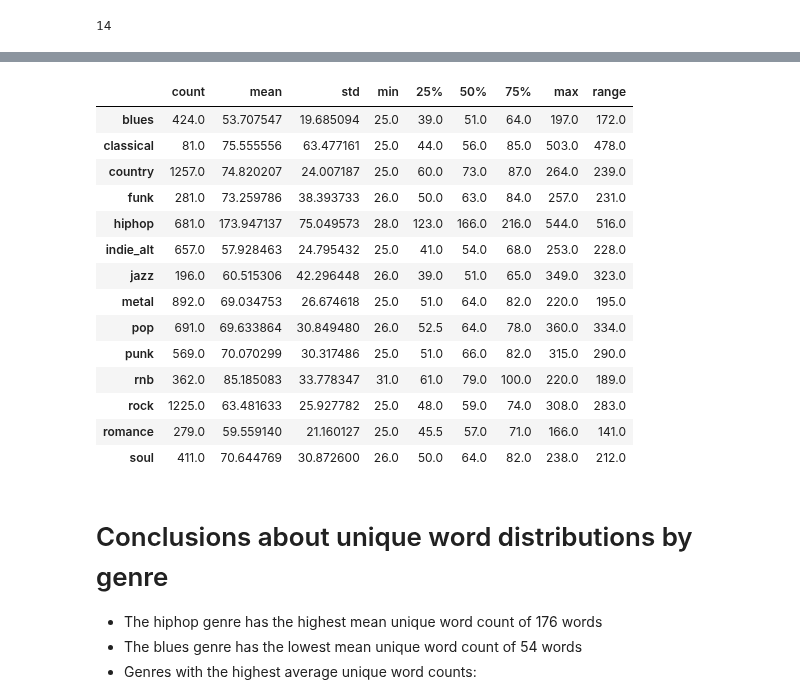
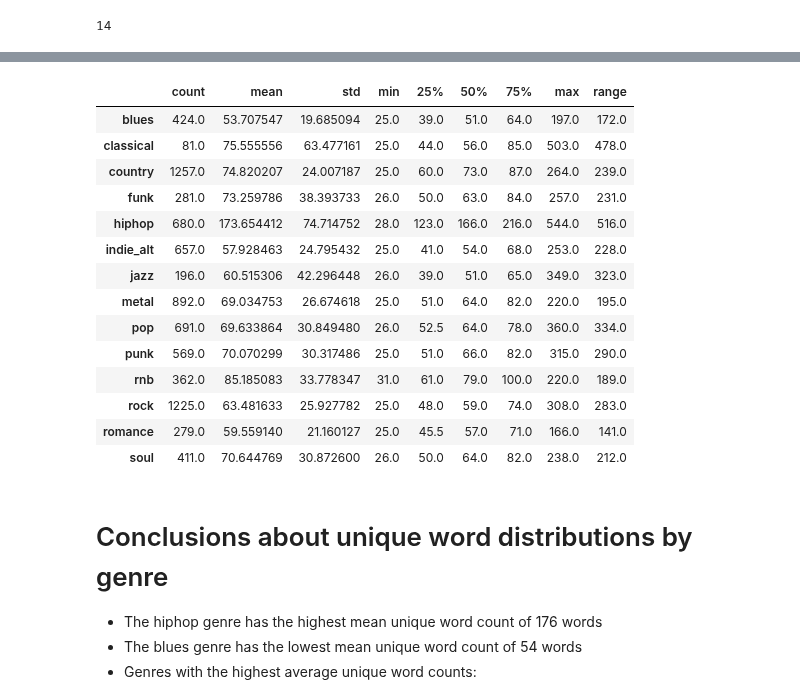
Before and after one commit to hannahkidwell/NLP-Spotify-Genres, a Jupyter notebook: Notebooks/genre_by_word_count.ipynb, the cells around one changed output, grey strips where cells are left out. Saved outputs shown, nothing was run; the diff lists cells and outputs as text; code cells hidden in the pictures.

```diff
--- a/Notebooks/genre_by_word_count.ipynb
+++ b/Notebooks/genre_by_word_count.ipynb
@@ -45,6 +50,7 @@ Run time: 1.4278368949890137 seconds
 39244
 # %%
-# Add a unique_word_count column and replace the filtered column
+# Add word_count and unique_word_count columns and replace the filtered column
+nlp_df['word_count'] = word_counts
 nlp_df['unique_word_count'] = unique_word_counts
 nlp_df['filtered'] = filtered_words_list
 nlp_df.head(1)
@@ -108,7 +114,7 @@ nlp_df = nlp_df.drop('language', axis=1)
 nlp_df = nlp_df[(nlp_df['unique_word_count']!=3878) & (nlp_df['unique_word_count']!=1153)]
 nlp_df = nlp_df[(nlp_df['unique_word_count']!=1000) & (nlp_df['unique_word_count']!=880)]
 nlp_df = nlp_df[(nlp_df['unique_word_count']!=842) & (nlp_df['unique_word_count']!=607)]
-nlp_df = nlp_df[nlp_df['unique_word_count']!=569]
+nlp_df = nlp_df[(nlp_df['unique_word_count']!=569) & (nlp_df['word_count']!=1383)]
 #nlp_df = nlp_df.drop([4242, 5672, 5666, 2443, 2460, 3510, 1374, 3539, 1237])
 len(nlp_df)
 # %% [output]
@@ -207,0 +228,14 @@ mean_unique_word_counts
+# %%
+# Create DataFrame of word count distributions
+ranges = []
+for category in word_distributions:
+    ranges.append(word_distributions[category]['max'] - word_distributions[category]['min'])
+
+columns = ['count', 'mean', 'std', 'min', '25%', '50%', '75%', 'max', 'range']
+df_rows = []
+for index, category in enumerate(word_distributions):
+    distribution = list(word_distributions[category])
+    distribution.extend([ranges[index]])
+    df_rows.append(distribution)
+word_count_df = pd.DataFrame(df_rows, index=list(word_distributions.keys()), columns=columns)
+word_count_df
@@ -207,0 +328,9 @@ mean_unique_word_counts
+# %%
+# Create a dictionary of mean unique word distributions
+categories = list(unique_word_distributions.keys())
+means = []
+for category in unique_word_distributions:
+    means.append(unique_word_distributions[category]['mean'])
+mean_unique_word_counts = dict(zip(categories, means))
+mean_unique_word_counts = dict(sorted(mean_unique_word_counts.items(), key=lambda item: item[1], reverse=True))
+mean_unique_word_counts
@@ -226,24 +370,24 @@ Genres with songs that have the minimum unique word count of 25 words:
 # %%
 # Create DataFrame of unique word count distributions
 ranges = []
-for category in word_distributions:
-    ranges.append(word_distributions[category]['max'] - word_distributions[category]['min'])
+for category in unique_word_distributions:
+    ranges.append(unique_word_distributions[category]['max'] - unique_word_distributions[category]['min'])
 
 columns = ['count', 'mean', 'std', 'min', '25%', '50%', '75%', 'max', 'range']
 df_rows = []
-for index, category in enumerate(word_distributions):
-    distribution = list(word_distributions[category])
+for index, category in enumerate(unique_word_distributions):
+    distribution = list(unique_word_distributions[category])
     distribution.extend([ranges[index]])
     df_rows.append(distribution)
-word_count_df = pd.DataFrame(df_rows, index=list(word_distributions.keys()), columns=columns)
+word_count_df = pd.DataFrame(df_rows, index=list(unique_word_distributions.keys()), columns=columns)
 word_count_df
 # %% [output]
 |  | count | mean | std | min | 25% | 50% | 75% | max | range |
 | blues | 424.0 | 53.707547 | 19.685094 | 25.0 | 39.0 | 51.0 | 64.0 | 197.0 | 172.0 |
 | classical | 81.0 | 75.555556 | 63.477161 | 25.0 | 44.0 | 56.0 | 85.0 | 503.0 | 478.0 |
 | country | 1257.0 | 74.820207 | 24.007187 | 25.0 | 60.0 | 73.0 | 87.0 | 264.0 | 239.0 |
 | funk | 281.0 | 73.259786 | 38.393733 | 26.0 | 50.0 | 63.0 | 84.0 | 257.0 | 231.0 |
-| hiphop | 681.0 | 173.947137 | 75.049573 | 28.0 | 123.0 | 166.0 | 216.0 | 544.0 | 516.0 |
+| hiphop | 680.0 | 173.654412 | 74.714752 | 28.0 | 123.0 | 166.0 | 216.0 | 544.0 | 516.0 |
 | indie_alt | 657.0 | 57.928463 | 24.795432 | 25.0 | 41.0 | 54.0 | 68.0 | 253.0 | 228.0 |
 | jazz | 196.0 | 60.515306 | 42.296448 | 26.0 | 39.0 | 51.0 | 65.0 | 349.0 | 323.0 |
 | metal | 892.0 | 69.034753 | 26.674618 | 25.0 | 51.0 | 64.0 | 82.0 | 220.0 | 195.0 |
```
Also changed, not shown: parts of 15 cells of this notebook, 4 other files.
